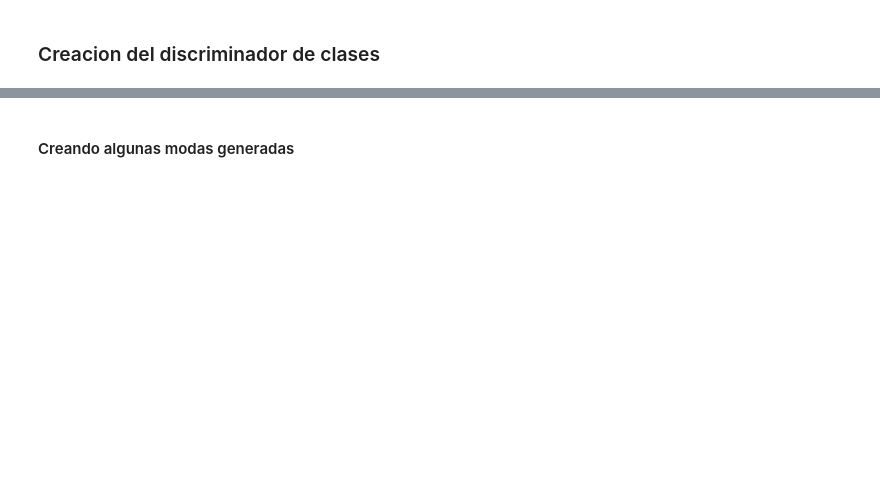
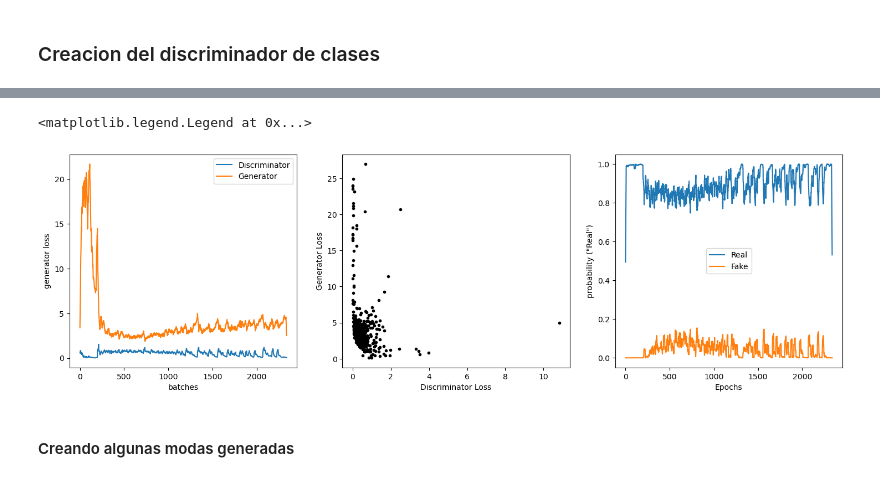
Before and after one commit to luchoxiii/Deep-Learning, a Jupyter notebook: Codigo/Red Generativa Antagónica (GAN) sobre Fashion MNIST.ipynb, the cells around one changed output, grey strips where cells are left out. Cells and saved outputs as stored; diff of their text form; code cells hidden in the pictures; blank space fills up the shorter version.

```diff
--- a/Codigo/Red Generativa Antagónica (GAN) sobre Fashion MNIST.ipynb
+++ b/Codigo/Red Generativa Antagónica (GAN) sobre Fashion MNIST.ipynb
@@ -310,21 +322,24 @@ losses
 # %%
 fig, ax = plt.subplots(1,3, figsize=(18,5))
 
 ax[0].plot(smooth(losses[:,0]))
 ax[0].plot(smooth(losses[:,1]))
 ax[0].set_xlabel('batches')
 ax[0].set_ylabel('generator loss')
 ax[0].legend(['Discriminator','Generator'])
 
 ax[1].plot(losses[::5,0],losses[::5,1],'k.')
 ax[1].set_xlabel('Discriminator Loss')
 ax[1].set_ylabel('Generator Loss')
 
 ax[2].plot(smooth(disDecs[:,0]))
-ax[2].plot(smooth(disDecs[:,1]))|
+ax[2].plot(smooth(disDecs[:,1]))
 ax[2].set_xlabel('Epochs')
 ax[2].set_ylabel('probability ("Real")')
 ax[2].legend(['Real','Fake'])
+# %% [output]
+<matplotlib.legend.Legend at 0x...>
+[figure, added]
 # %% [markdown]
 #### Creando algunas modas generadas
 # %%
```
Also changed, not shown: parts of 6 cells of this notebook.
